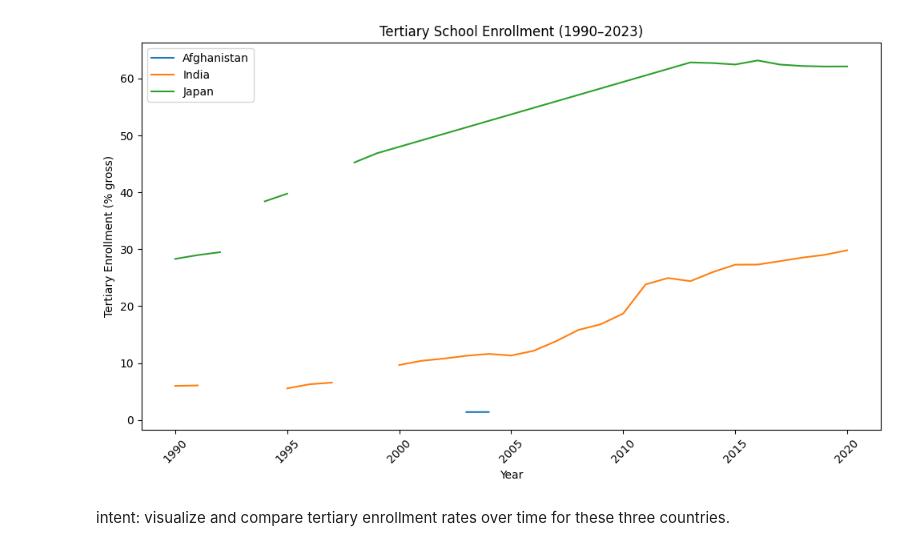
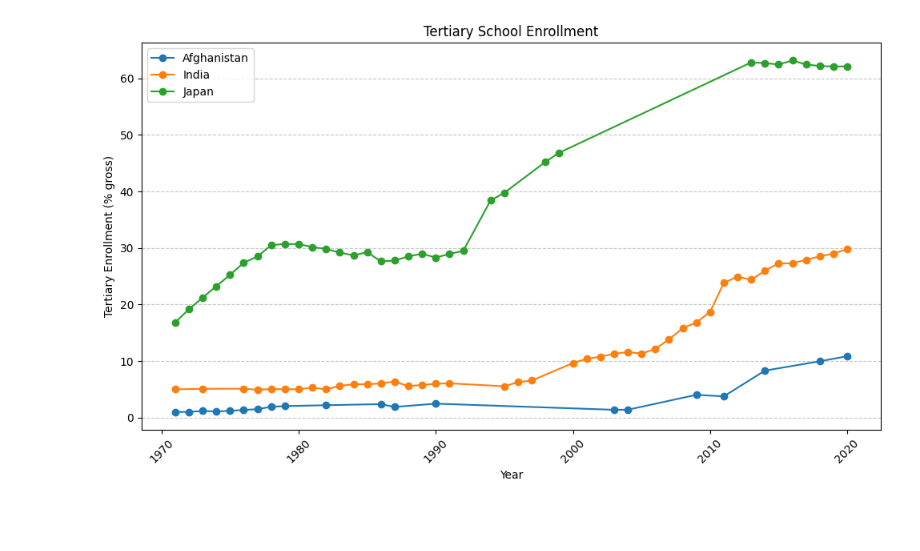
Before and after one commit to briantt12/qtm350_project, a Jupyter notebook: scripts/tert_plot.ipynb, the cells around one changed output. Drawn from its saved outputs; the diff is of its cells as text; code cells hidden in the pictures; blank space fills up the shorter version.

```diff
--- a/scripts/tert_plot.ipynb
+++ b/scripts/tert_plot.ipynb
@@ -1,41 +3,42 @@
 # %%
 import pandas as pd
 import matplotlib.pyplot as plt
 
 # 1. Load each country’s data
 japan_df = pd.read_csv("C:/Users/Abasu/Documents/GitHub/qtm350_project/data/japan_enrollment.csv")
 india_df = pd.read_csv("C:/Users/Abasu/Documents/GitHub/qtm350_project/data/india_enrollment.csv")
 afg_df   = pd.read_csv("C:/Users/Abasu/Documents/GitHub/qtm350_project/data/afghanistan_enrollment.csv")
 
 # 2. Tag with country names
 japan_df["Country"] = "Japan"
 india_df["Country"] = "India"
 afg_df["Country"]   = "Afghanistan"
 
 # 3. Combine into one DataFrame
 df = pd.concat([japan_df, india_df, afg_df], ignore_index=True)
 
-# 4. Keep only the tertiary column
+# 4. Keep only the tertiary columng
 tertiary = df[["Country", "Year", "Tertiary Enrollment"]].copy()
 tertiary.rename(columns={"Tertiary Enrollment": "Enrollment"}, inplace=True)
 
-# 5. Clean Year and filter 1990–2023
-tertiary["Year"] = tertiary["Year"].str.extract(r"(\d+)").astype(int)
-tertiary = tertiary[(tertiary.Year >= 1990) & (tertiary.Year <= 2023)]
+# 5. Clean the data
+tertiary["Year"] = tertiary["Year"].astype(str).str.extract(r"(\d+)").astype(int)
+tertiary = tertiary.dropna(subset=["Enrollment"]) # Drop rows with missing tertiary enrollment
 
-# 6. Plot
+
 plt.figure(figsize=(10, 6))
+
 for country, group in tertiary.groupby("Country"):
-    plt.plot(group.Year, group.Enrollment, label=country)
+    group_sorted = group.sort_values("Year") # Ensure data is sorted by year for line plot
+    plt.plot(group_sorted.Year, group_sorted.Enrollment, marker="o", label=country)
 
-plt.title("Tertiary School Enrollment (1990–2023)")
+plt.title("Tertiary School Enrollment")
 plt.xlabel("Year")
 plt.ylabel("Tertiary Enrollment (% gross)")
 plt.xticks(rotation=45)
-plt.legend()
-plt.tight_layout()
+plt.legend() # Add legend to identify countries
+plt.grid(True, axis='y', linestyle='--', alpha=0.7) # Add light grid lines for readability
+plt.tight_layout() # Adjust layout to prevent labels overlapping
 plt.show()
 # %% [output]
-[figure, old version]
+[figure, new version]
-# %% [markdown]
-intent: visualize and compare tertiary enrollment rates over time for these three countries.
```
Also changed, not shown: parts of 1 cell of this notebook.
